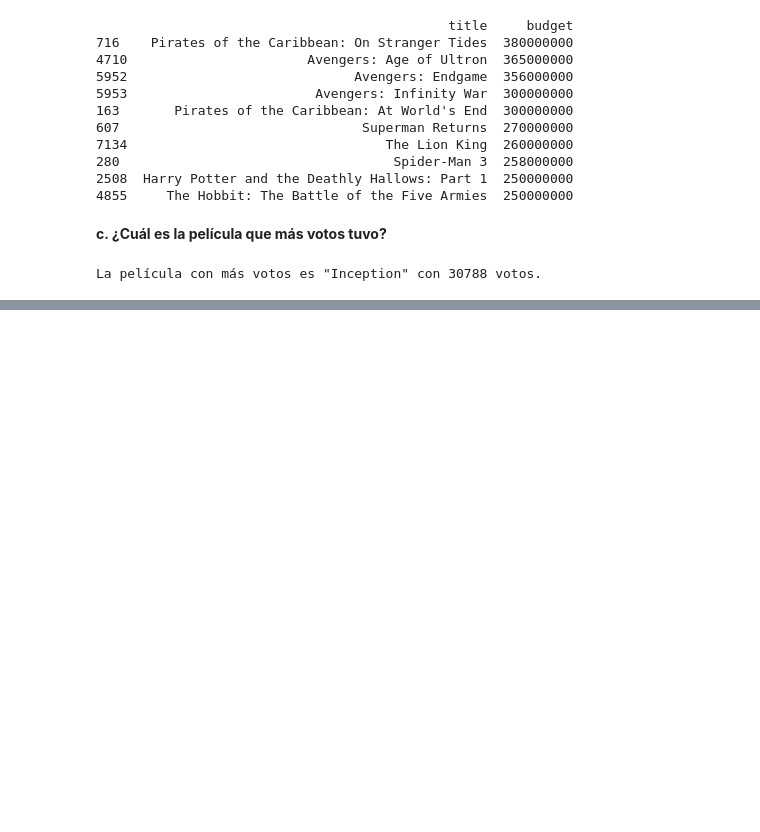
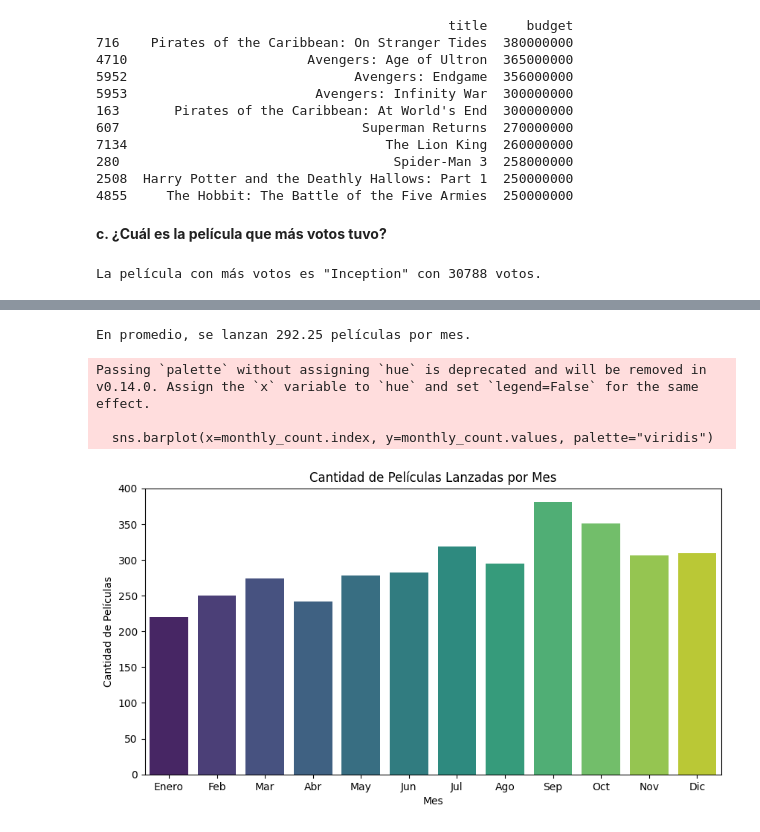
Before and after one commit to angelargd8/HDT01-MDD, a Jupyter notebook: main.ipynb, the cells around one changed output, grey strips where cells are left out. Cells and saved outputs as stored; diff of their text form; code cells hidden in the pictures; blank space fills up the shorter version.

```diff
--- a/main.ipynb
+++ b/main.ipynb
@@ -370,0 +488,18 @@ El año con más películas fue 2021 con 333 películas.
+# %%
+monthly_count = df["month"].value_counts().sort_index()
+avg_movies_per_month = monthly_count.mean()
+
+print(f"En promedio, se lanzan {avg_movies_per_month:.2f} películas por mes.")
+plt.figure(figsize=(10, 5))
+sns.barplot(x=monthly_count.index, y=monthly_count.values, palette="viridis")
+plt.xlabel("Mes")
+plt.ylabel("Cantidad de Películas")
+plt.title("Cantidad de Películas Lanzadas por Mes")
+plt.xticks(ticks=range(0, 12), labels=["Enero", "Feb", "Mar", "Abr", "May", "Jun", "Jul", "Ago", "Sep", "Oct", "Nov", "Dic"])
+plt.show()
+# %% [output]
+En promedio, se lanzan 292.25 películas por mes.
+Passing `palette` without assigning `hue` is deprecated and will be removed in v0.14.0. Assign the `x` variable to `hue` and set `legend=False` for the same effect.
+
+  sns.barplot(x=monthly_count.index, y=monthly_count.values, palette="viridis")
+[figure, added]
```
Also changed, not shown: parts of 14 cells of this notebook.
